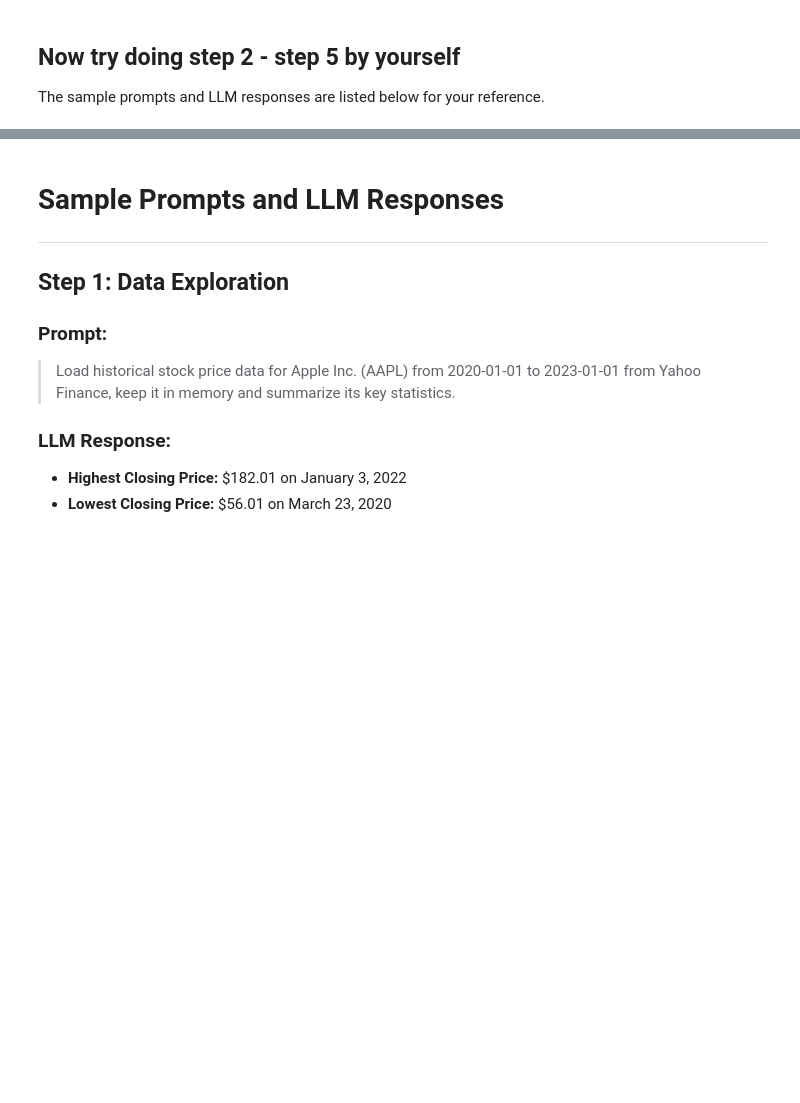
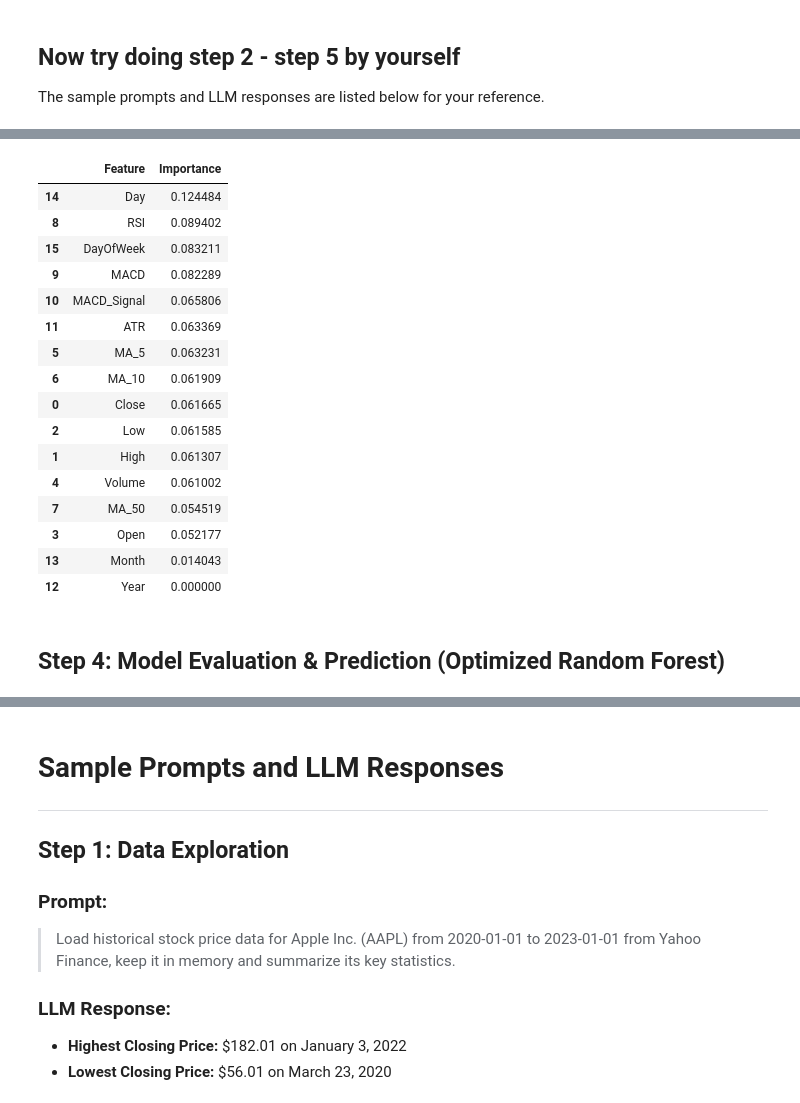
Before and after one commit to Sanket-S-Kale/Prompt-Engineering-Programming, a Jupyter notebook: Copy_of_M1_Assignment_Stock_Price_Prediction_with_LLM.ipynb, the cells around one changed output, grey strips where cells are left out. Saved outputs shown, nothing was run; the diff lists cells and outputs as text; code cells hidden in the pictures; blank space fills up the shorter version.

```diff
--- a/Copy_of_M1_Assignment_Stock_Price_Prediction_with_LLM.ipynb
+++ b/Copy_of_M1_Assignment_Stock_Price_Prediction_with_LLM.ipynb
@@ -137,0 +352,49 @@ The sample prompts and LLM responses are listed below for your reference.
+# %%
+from sklearn.model_selection import GridSearchCV
+from sklearn.ensemble import RandomForestClassifier
+from sklearn.metrics import accuracy_score, classification_report, confusion_matrix
+
+# Define the parameter grid to search
+param_grid = {
+    'n_estimators': [50, 100, 150],
+    'max_features': ['sqrt', 'log2'],
+    'max_depth': [5, 10, None],
+    'criterion': ['gini', 'entropy']
+}
+
+# Initialize a Random Forest Classifier
+rf_base = RandomForestClassifier(random_state=42)
+
+# Fit GridSearchCV to the training data
+grid_search = GridSearchCV(estimator=rf_base, param_grid=param_grid,
+                           cv=5, n_jobs=-1, verbose=2, scoring='accuracy')
+
+# Fit GridSearchCV to the training data
+grid_search.fit(X_train_clf, y_train_clf)
+
+print(f"Best parameters found: {grid_search.best_params_}")
+print(f"Best cross-validation accuracy: {grid_search.best_score_:.2f}")
+
+# Get the best model
+best_rf_model = grid_search.best_estimator_
+
+# Make predictions on the test set with the best model
+y_pred_tuned = best_rf_model.predict(X_test_clf)
+
+# Evaluate the tuned model
+accuracy_tuned = accuracy_score(y_test_clf, y_pred_tuned)
+conf_matrix_tuned = confusion_matrix(y_test_clf, y_pred_tuned)
+class_report_tuned = classification_report(y_test_clf, y_pred_tuned)
+
+print(f"\nOptimized Model Accuracy: {accuracy_tuned:.2f}")
+print(f"\nOptimized Model Confusion Matrix:\n{conf_matrix_tuned}")
+print(f"\nOptimized Model Classification Report:\n{class_report_tuned}")
+
+# Report Feature Importance from the best model
+feature_cols = ['Close', 'High', 'Low', 'Open', 'Volume', 'MA_5', 'MA_10', 'MA_50', 'RSI', 'MACD', 'MACD_Signal', 'ATR', 'Year', 'Month', 'Day', 'DayOfWeek'] # Update feature_cols for display
+feature_importance_tuned = pd.DataFrame({'Feature': feature_cols, 'Importance': best_rf_model.feature_importances_})
+feature_importance_tuned = feature_importance_tuned.sort_values(by='Importance', ascending=False)
+
+print("\nOptimized Feature Importance:")
+display(feature_importance_tuned)
+# %% [output]
@@ -137,0 +418,19 @@ The sample prompts and LLM responses are listed below for your reference.
+|  | Feature | Importance |
+| 14 | Day | 0.124484 |
+| 8 | RSI | 0.089402 |
+| 15 | DayOfWeek | 0.083211 |
+| 9 | MACD | 0.082289 |
+| 10 | MACD_Signal | 0.065806 |
+| 11 | ATR | 0.063369 |
+| 5 | MA_5 | 0.063231 |
+| 6 | MA_10 | 0.061909 |
+| 0 | Close | 0.061665 |
+| 2 | Low | 0.061585 |
+| 1 | High | 0.061307 |
+| 4 | Volume | 0.061002 |
+| 7 | MA_50 | 0.054519 |
+| 3 | Open | 0.052177 |
+| 13 | Month | 0.014043 |
+| 12 | Year | 0.000000 |
+# %% [markdown]
+## Step 4: Model Evaluation & Prediction (Optimized Random Forest)
```
Also changed, not shown: parts of 11 cells of this notebook.
